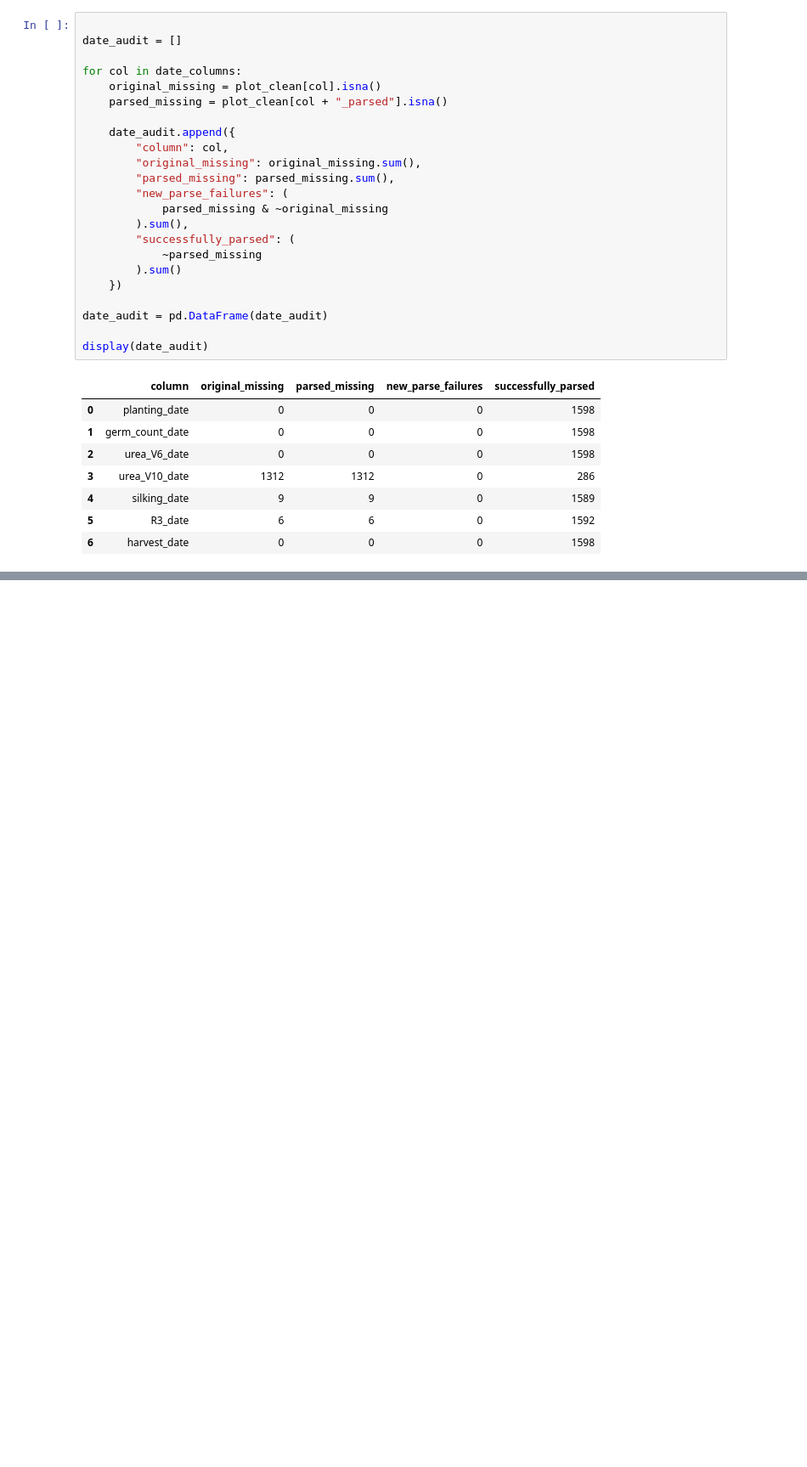
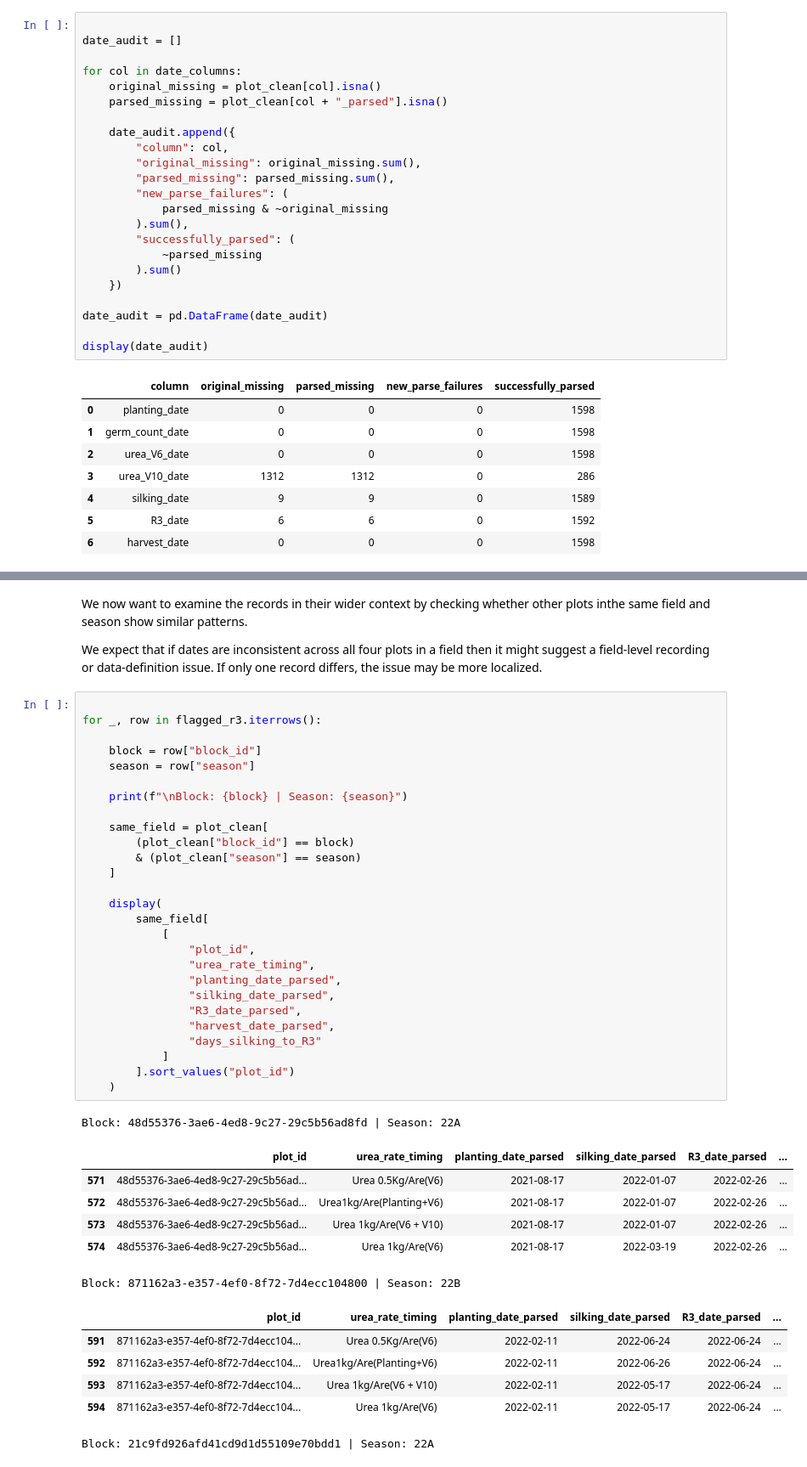
Before and after one commit to Vin-Okumu/maize-yield-optimization-rwanda, a Jupyter notebook: 02_Notebooks/02_data_cleaning.ipynb, the cells around one changed output, grey strips where cells are left out. Shown at 85% size. Saved outputs shown, nothing was run; the diff lists cells and outputs as text; blank space fills up the shorter version.

Commit message:
Updated Data cleaning notebook

```diff
--- a/02_Notebooks/02_data_cleaning.ipynb
+++ b/02_Notebooks/02_data_cleaning.ipynb
@@ -249,0 +378,45 @@ display(date_audit)
+# %% [markdown]
+We now want to examine the records in their wider context by checking whether other plots inthe same field and season show similar patterns.
+
+We expect that if dates are inconsistent across all four plots in a field then it might suggest a field-level recording or data-definition issue. If only one record differs, the issue may be more localized.
+# %%
+
+for _, row in flagged_r3.iterrows():
+
+    block = row["block_id"]
+    season = row["season"]
+
+    print(f"\nBlock: {block} | Season: {season}")
+
+    same_field = plot_clean[
+        (plot_clean["block_id"] == block)
+        & (plot_clean["season"] == season)
+    ]
+
+    display(
+        same_field[
+            [
+                "plot_id",
+                "urea_rate_timing",
+                "planting_date_parsed",
+                "silking_date_parsed",
+                "R3_date_parsed",
+                "harvest_date_parsed",
+                "days_silking_to_R3"
+            ]
+        ].sort_values("plot_id")
+    )
+# %% [output]
+Block: 48d55376-3ae6-4ed8-9c27-29c5b56ad8fd | Season: 22A
+|  | plot_id | urea_rate_timing | planting_date_parsed | silking_date_parsed | R3_date_parsed | ... |
+| 571 | 48d55376-3ae6-4ed8-9c27-29c5b56ad... | Urea 0.5Kg/Are(V6) | 2021-08-17 | 2022-01-07 | 2022-02-26 | ... |
+| 572 | 48d55376-3ae6-4ed8-9c27-29c5b56ad... | Urea1kg/Are(Planting+V6) | 2021-08-17 | 2022-01-07 | 2022-02-26 | ... |
+| 573 | 48d55376-3ae6-4ed8-9c27-29c5b56ad... | Urea 1kg/Are(V6 + V10) | 2021-08-17 | 2022-01-07 | 2022-02-26 | ... |
+| 574 | 48d55376-3ae6-4ed8-9c27-29c5b56ad... | Urea 1kg/Are(V6) | 2021-08-17 | 2022-03-19 | 2022-02-26 | ... |
+Block: 871162a3-e357-4ef0-8f72-7d4ecc104800 | Season: 22B
+|  | plot_id | urea_rate_timing | planting_date_parsed | silking_date_parsed | R3_date_parsed | ... |
+| 591 | 871162a3-e357-4ef0-8f72-7d4ecc104... | Urea 0.5Kg/Are(V6) | 2022-02-11 | 2022-06-24 | 2022-06-24 | ... |
+| 592 | 871162a3-e357-4ef0-8f72-7d4ecc104... | Urea1kg/Are(Planting+V6) | 2022-02-11 | 2022-06-26 | 2022-06-24 | ... |
+| 593 | 871162a3-e357-4ef0-8f72-7d4ecc104... | Urea 1kg/Are(V6 + V10) | 2022-02-11 | 2022-05-17 | 2022-06-24 | ... |
+| 594 | 871162a3-e357-4ef0-8f72-7d4ecc104... | Urea 1kg/Are(V6) | 2022-02-11 | 2022-05-17 | 2022-06-24 | ... |
+Block: 21c9fd926afd41cd9d1d55109e70bdd1 | Season: 22A
```
Also changed, not shown: parts of 15 cells of this notebook.
